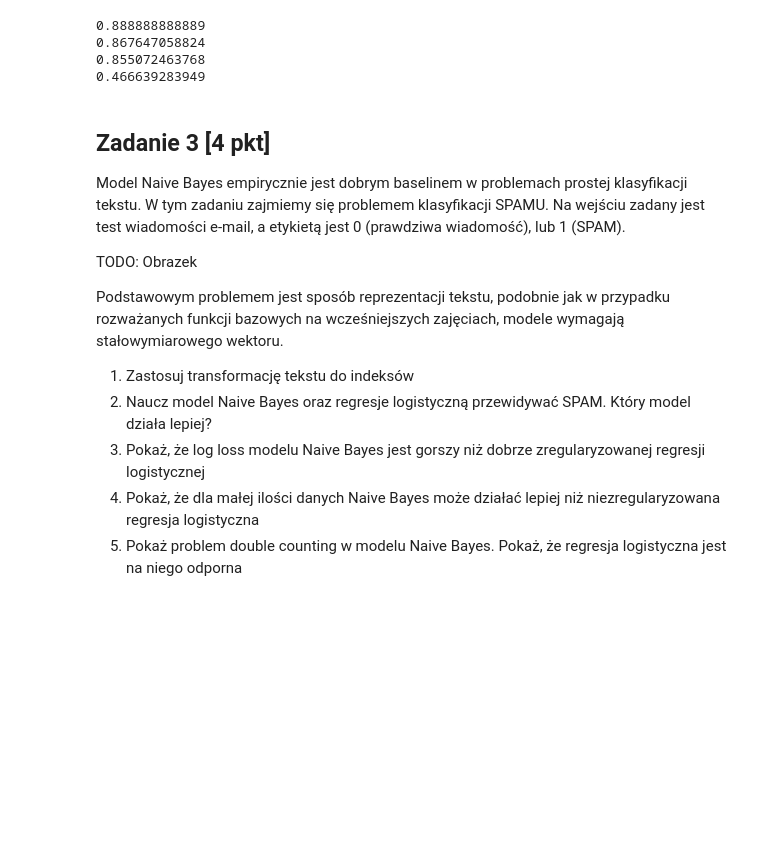
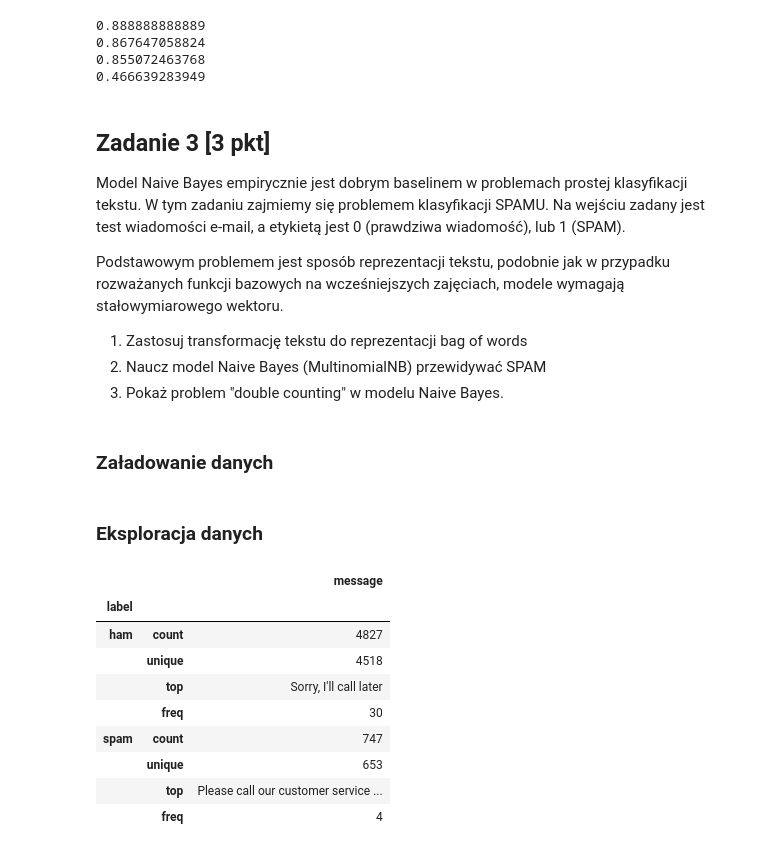
Before and after one commit to gmum/ml2017, a Jupyter notebook: L7.ipynb, the cells around one changed output. Cells and saved outputs as stored; diff of their text form; code cells hidden in the pictures; blank space fills up the shorter version.

```diff
--- a/L7.ipynb
+++ b/L7.ipynb
@@ -203,16 +222,14 @@ print metrics.log_loss(test_y, model.predict_proba(test_X)[:, 1])
 0.855072463768
 0.466639283949
 # %% [markdown]
-## Zadanie 3 [4 pkt]
+## Zadanie 3 [3 pkt]
 
 Model Naive Bayes empirycznie jest dobrym baselinem w problemach prostej klasyfikacji tekstu. W tym zadaniu zajmiemy się problemem klasyfikacji SPAMU. Na wejściu zadany jest test wiadomości e-mail, a etykietą jest 0 (prawdziwa wiadomość), lub 1 (SPAM).
 
-TODO: Obrazek
-
 Podstawowym problemem jest sposób reprezentacji tekstu, podobnie jak w przypadku rozważanych funkcji bazowych na wcześniejszych zajęciach, modele wymagają stałowymiarowego wektoru.
 
-1. Zastosuj transformację tekstu do indeksów
-2. Naucz model Naive Bayes oraz regresje logistyczną przewidywać SPAM. Który model działa lepiej?
-3. Pokaż, że log loss modelu Naive Bayes jest gorszy niż dobrze zregularyzowanej regresji logistycznej
-4. Pokaż, że dla małej ilości danych Naive Bayes może działać lepiej niż niezregularyzowana regresja logistyczna
-5. Pokaż problem double counting w modelu Naive Bayes. Pokaż, że regresja logistyczna jest na niego odporna
+1. Zastosuj transformację tekstu do reprezentacji bag of words
+2. Naucz model Naive Bayes (MultinomialNB) przewidywać SPAM
+3. Pokaż problem "double counting" w modelu Naive Bayes.
+# %% [markdown]
+### Załadowanie danych
@@ -218,0 +239,15 @@ Podstawowym problemem jest sposób reprezentacji tekstu, podobnie jak w przypadk
+# %% [markdown]
+### Eksploracja danych
+# %%
+messages.groupby('label').describe()
+# %% [output]
+|  |  | message |
+| label |  |  |
+| ham | count | 4827 |
+|  | unique | 4518 |
+|  | top | Sorry, I'll call later |
+|  | freq | 30 |
+| spam | count | 747 |
+|  | unique | 653 |
+|  | top | Please call our customer service ... |
+|  | freq | 4 |
```
Also changed, not shown: parts of 16 cells of this notebook, 8 other files.
